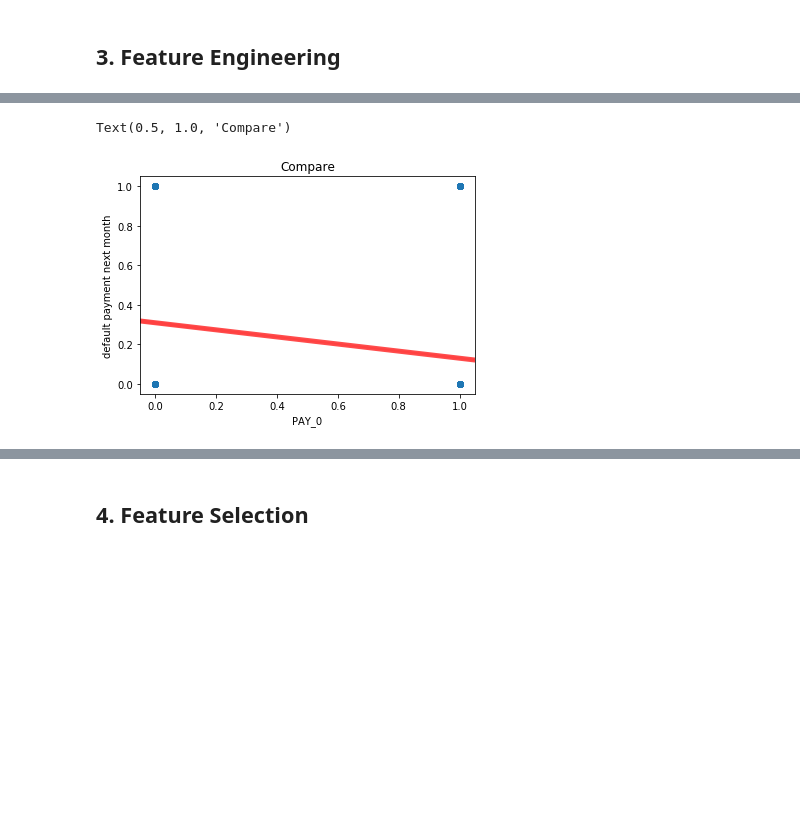
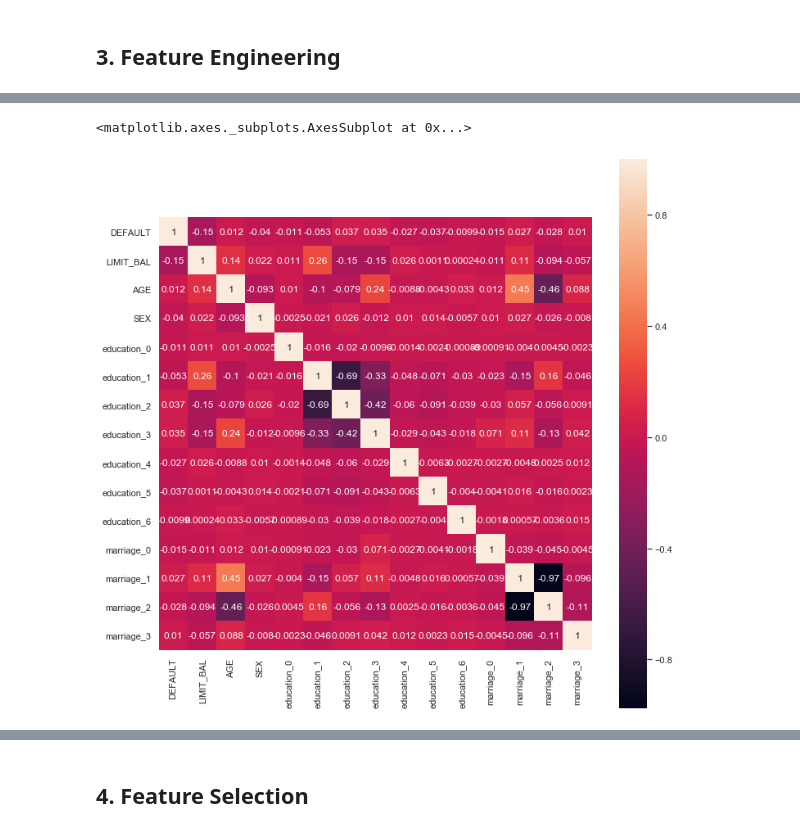
Before and after one commit to meaganlazer/CreditCard_Default_Predictions, a Jupyter notebook: Default_Credit.ipynb, the cells around one changed output, grey strips where cells are left out. Drawn from its saved outputs; the diff is of its cells as text; code cells hidden in the pictures; blank space fills up the shorter version.

```diff
--- a/Default_Credit.ipynb
+++ b/Default_Credit.ipynb
@@ -121,6 +116,14 @@ df.drop(columns = ['SEX', 'EDUCATION', 'MARRIAGE'], inplace = True)
-# %%
-sns.regplot(x=df['PAY_0']==0, y=df['default payment next month'],line_kws={"color":"r","alpha":0.7,"lw":5}).set_title('Compare')
-# %% [output]
-Text(0.5, 1.0, 'Compare')
-[figure, removed]
+# %%
+corrmat = df[['DEFAULT','LIMIT_BAL', 'AGE','SEX', 'education_0', 'education_1', 'education_2',
+       'education_3', 'education_4', 'education_5', 'education_6',
+       'marriage_0', 'marriage_1', 'marriage_2', 'marriage_3']].corr()
+
+sns.set(font_scale=1)
+fig,ax= plt.subplots()
+fig.set_size_inches(10,10)
+plt.tight_layout()
+sns.heatmap(corrmat,square=True,annot=True, cbar = True)
+# %% [output]
+<matplotlib.axes._subplots.AxesSubplot at 0x...>
+[figure, added]
 # %%
```
Also changed, not shown: parts of 77 cells of this notebook, 2 other files.
